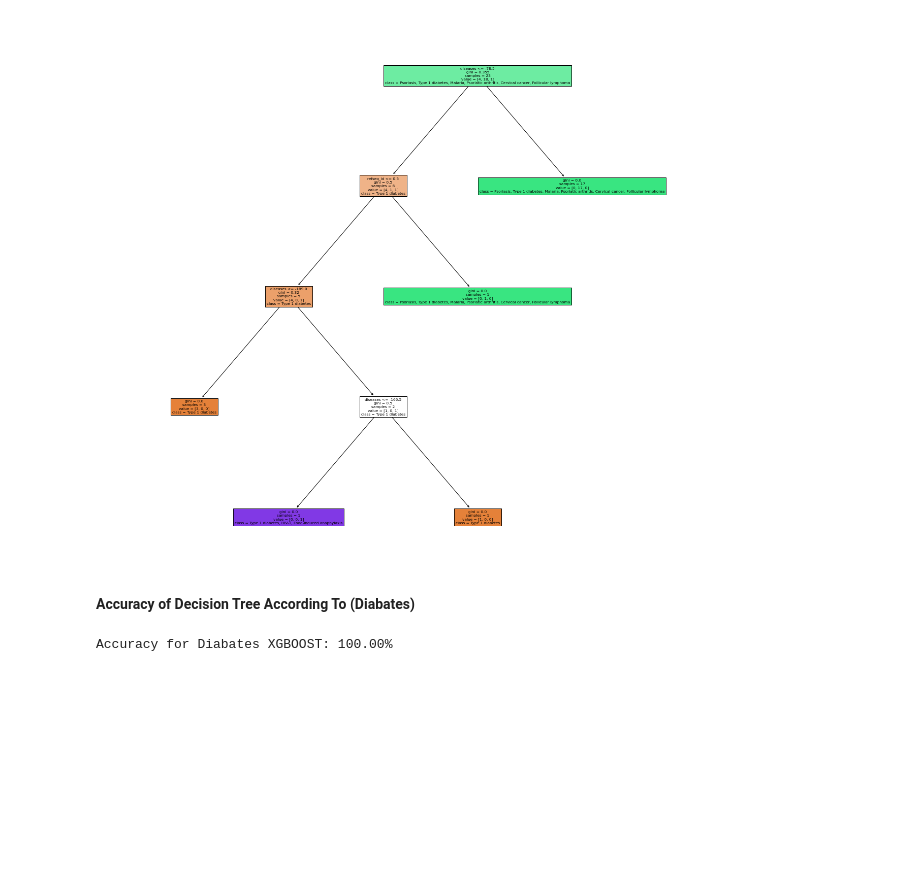
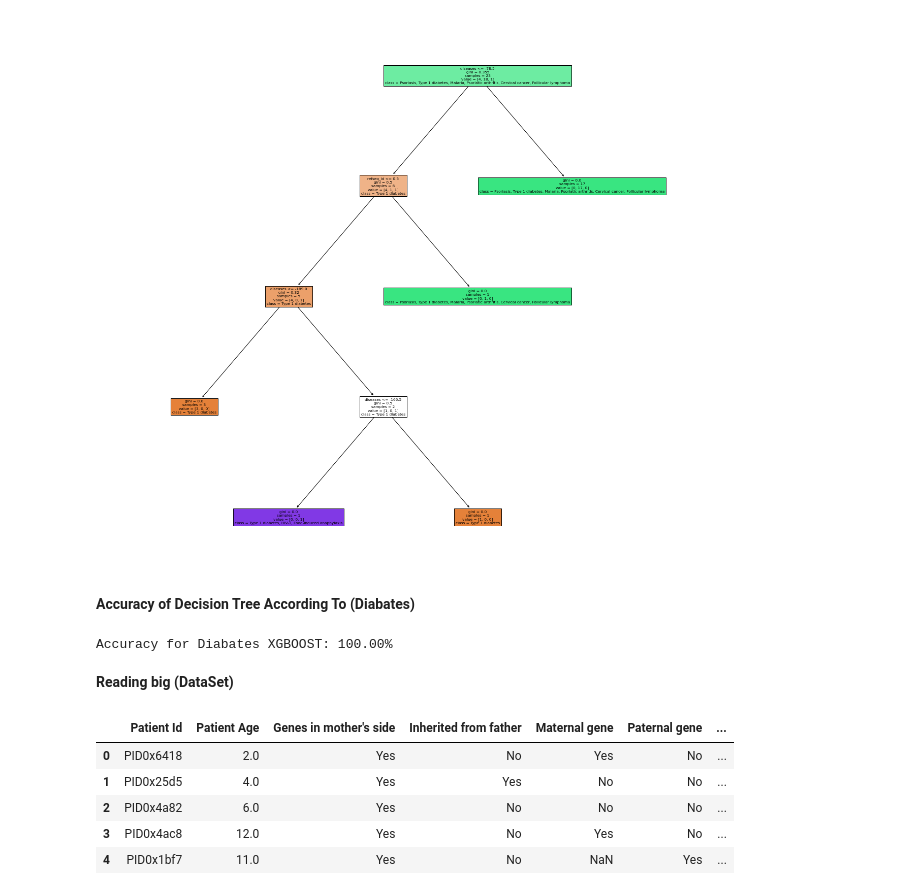
Before and after one commit to YoussifAssem/Genatac, a Jupyter notebook: E-Genetics/Genetics.ipynb, the cells around one changed output. Saved outputs shown, nothing was run; the diff lists cells and outputs as text; code cells hidden in the pictures; blank space fills up the shorter version.

```diff
--- a/E-Genetics/Genetics.ipynb
+++ b/E-Genetics/Genetics.ipynb
@@ -246,3 +227,15 @@ accuracy = accuracy_score(diabatesy_test, diabates_predictionsDT)
 print("Accuracy for Diabates XGBOOST: %.2f%%" % (accuracy * 100.0))
 # %% [output]
 Accuracy for Diabates XGBOOST: 100.00%
+# %% [markdown]
+**Reading big (DataSet)**
+# %%
+bigData = bd.read_csv('drive/MyDrive/graduation/Predict Genetic Disorder/train.csv')
+bigData.head()
+# %% [output]
+|  | Patient Id | Patient Age | Genes in mother's side | Inherited from father | Maternal gene | Paternal gene | ... |
+| 0 | PID0x6418 | 2.0 | Yes | No | Yes | No | ... |
+| 1 | PID0x25d5 | 4.0 | Yes | Yes | No | No | ... |
+| 2 | PID0x4a82 | 6.0 | Yes | No | No | No | ... |
+| 3 | PID0x4ac8 | 12.0 | Yes | No | Yes | No | ... |
+| 4 | PID0x1bf7 | 11.0 | Yes | No | NaN | Yes | ... |
```
Also changed, not shown: parts of 28 cells of this notebook.
